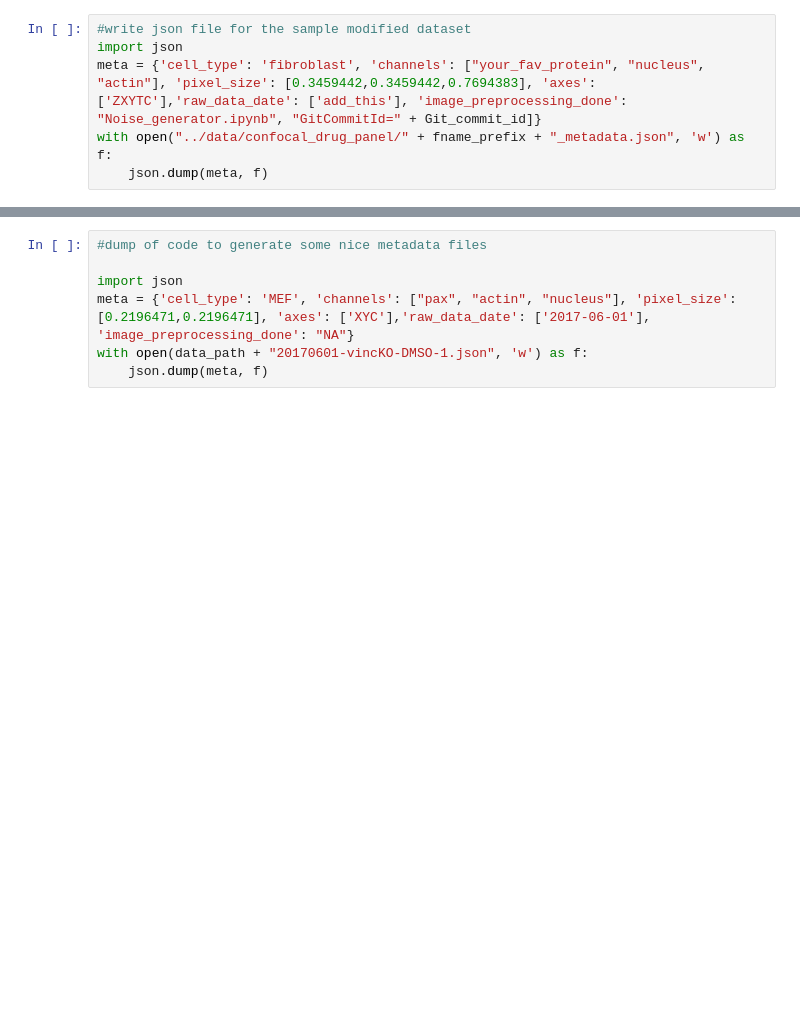
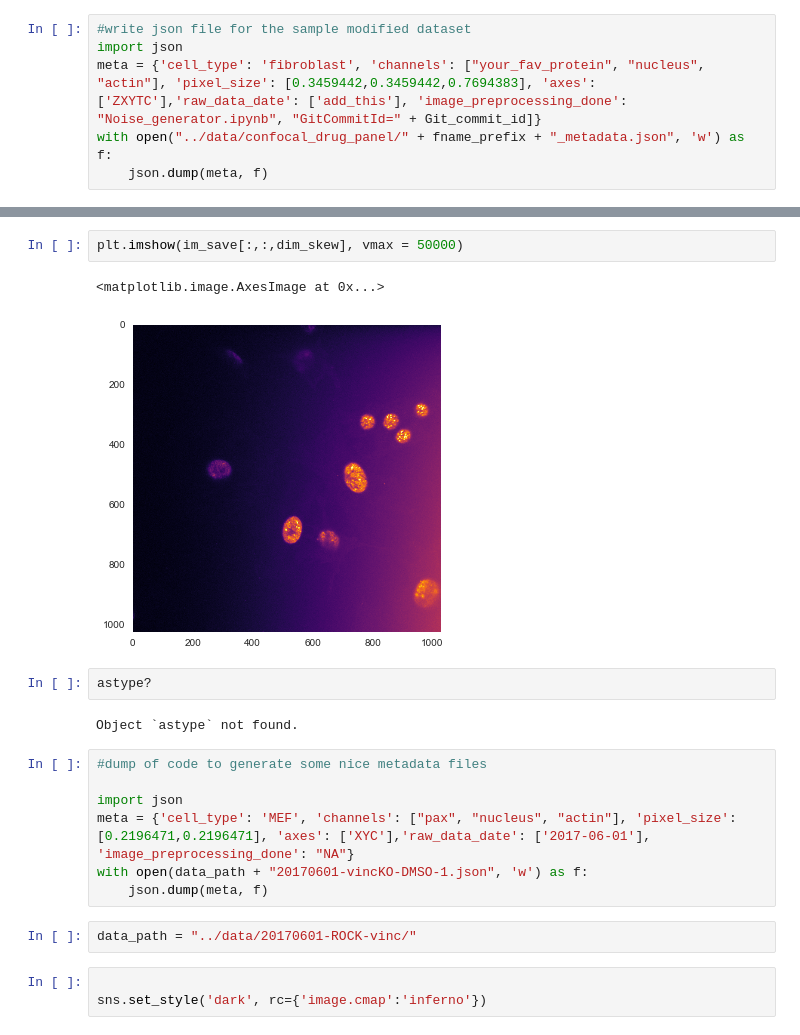
Before and after one commit to DataLucence/images, a Jupyter notebook: data/Noise_generator.ipynb, the cells around one changed output, grey strips where cells are left out. Cells and saved outputs as stored; diff of their text form; blank space fills up the shorter version.

```diff
--- a/data/Noise_generator.ipynb
+++ b/data/Noise_generator.ipynb
@@ -154,7 +159,21 @@ plt.imshow(im[:,:,dim_skew])
+# %%
+plt.imshow(im_save[:,:,dim_skew], vmax = 50000)
+# %% [output]
+<matplotlib.image.AxesImage at 0x...>
+[figure, added]
+# %%
+astype?
+# %% [output]
+Object `astype` not found.
 # %%
 #dump of code to generate some nice metadata files
 
 import json
-meta = {'cell_type': 'MEF', 'channels': ["pax", "actin", "nucleus"], 'pixel_size': [0.2196471,0.2196471], 'axes': ['XYC'],'raw_data_date': ['2017-06-01'], 'image_preprocessing_done': "NA"}
+meta = {'cell_type': 'MEF', 'channels': ["pax", "nucleus", "actin"], 'pixel_size': [0.2196471,0.2196471], 'axes': ['XYC'],'raw_data_date': ['2017-06-01'], 'image_preprocessing_done': "NA"}
 with open(data_path + "20170601-vincKO-DMSO-1.json", 'w') as f:
     json.dump(meta, f)
+# %%
+data_path = "../data/20170601-ROCK-vinc/"
+# %%
+
+sns.set_style('dark', rc={'image.cmap':'inferno'})
```
Also changed, not shown: parts of 2 cells of this notebook, 3 other files.
